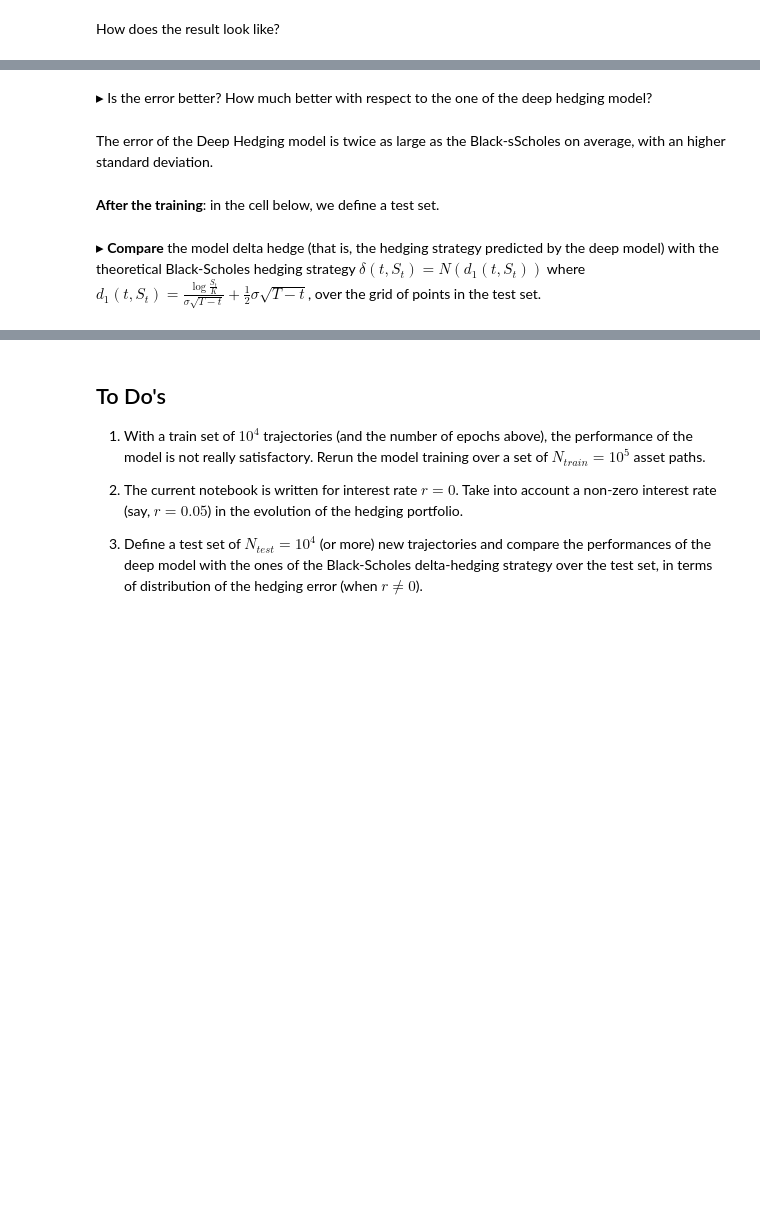
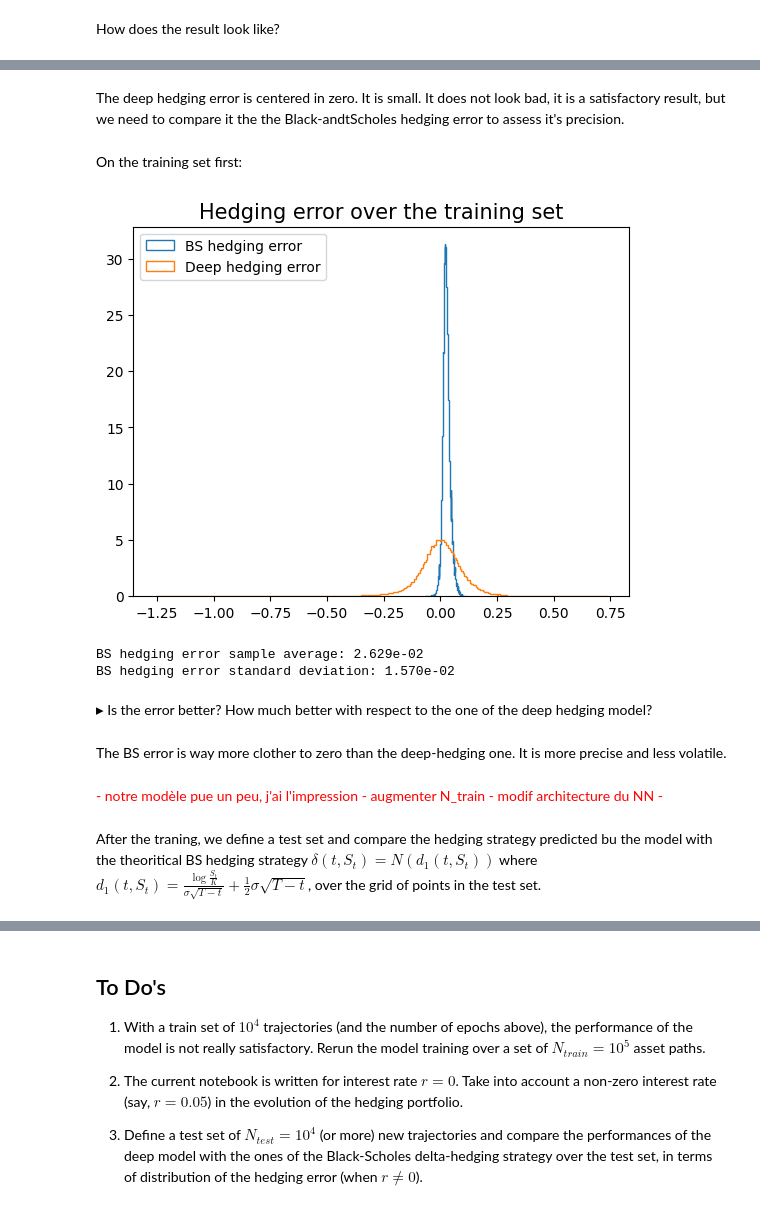
Before and after one commit to pottierc/Deep-hedging, a Jupyter notebook: Part_2_Deep_hedging_multi_asset.ipynb, the cells around one changed output, grey strips where cells are left out. Cells and saved outputs as stored; diff of their text form; code cells hidden in the pictures; blank space fills up the shorter version.

```diff
--- a/Part_2_Deep_hedging_multi_asset.ipynb
+++ b/Part_2_Deep_hedging_multi_asset.ipynb
@@ -356,6 +307,50 @@ Dep hedging error standard deviation: 1.279e-02
+# %% [markdown]
+The deep hedging error is centered in zero. It is small. It does not look bad, it is a satisfactory result, but we need to compare it the the Black-andtScholes hedging error to assess it's precision.
+# %% [markdown]
+On the training set first:
+# %%
+log_S1 = np.log(S0_1)
+log_S2 = np.log(S0_2)
+
+mu_prod = mu1 + mu2
+sigma_prod = np.sqrt(sigma1**2 + sigma2**2 + 2 * rho * sigma1 * sigma2)
+S0_prod = S0_1 * S0_2
+
+priceBS = S0_prod * sps.norm.cdf((np.log(S0_prod / (S0_prod)) + (r + 0.5 * sigma_prod**2) * T) / (sigma_prod * np.sqrt(T))) \
+        - S0_prod * np.exp(-r * T) * sps.norm.cdf((np.log(S0_prod / (S0_prod)) + (r - 0.5 * sigma_prod**2) * T) / (sigma_prod * np.sqrt(T)))
+
+price_1 = S0_1 * np.ones((N_train, N))
+price_2 = S0_2 * np.ones((N_train, N))
+hedge_BS = np.zeros(N_train)
+
+for k in range(N-1):
+    price_1[:, k+1] = price_1[:,k] * np.exp(log_increments_1[k,:,0])
+    price_2[:, k+1] = price_2[:,k] * np.exp(log_increments_2[k,:,0])
+
+    prod = price_1[:, k] * price_2[:, k]  # product of the assets
+    tau = T - grid[k]
+
+    d1_prod = (np.log(prod / (S0_1 * S0_2)) + 0.5 * sigma_prod**2 * tau) / (sigma_prod * np.sqrt(tau))
+    delta_prod = sps.norm.cdf(d1_prod)
+
+    hedge_BS += delta_prod * (
+        price_1[:, k+1] * price_2[:, k+1] - price_1[:, k] * price_2[:, k]
+    )
+
+payoff = np.maximum(price_1[:, -1] * price_2[:, -1] / (S0_1 * S0_2) - 1, 0)
+hedging_error_BS = priceBS + hedge_BS - payoff
+
+plt.hist(hedging_error_BS, bins=int(np.sqrt(N_train)), density=True, histtype='step', label="BS hedging error")
+plt.hist(hedging_error, bins=int(np.sqrt(N_train)), density=True, histtype='step', label="Deep hedging error")
+plt.title("Hedging error over the training set", fontsize=15)
+plt.legend(loc="best")
+plt.show()
+
+print("BS hedging error sample average: %1.3e" % np.mean(hedging_error_BS))
+print("BS hedging error standard deviation: %1.3e \n " % np.std(hedging_error_BS))
+# %% [output]
+[figure, added]
+BS hedging error sample average: 2.629e-02
+BS hedging error standard deviation: 1.570e-02
 # %% [markdown]
 $\blacktriangleright$ Is the error better? How much better with respect to the one of the deep hedging model?
-# %% [markdown]
-The error of the Deep Hedging model is twice as large as the Black-sScholes on average, with an higher standard deviation.
-# %% [markdown]
-__After the training__: in the cell below, we define a test set.
@@ -375,2 +357,7 @@ xtest = ([S0 * np.ones((N_test, m))]
+# %% [markdown]
+The BS error is way more clother to zero than the deep-hedging one.
+It is more precise and less volatile.
+# %% [markdown]
+<p style="color: red;">- notre modèle pue un peu, j'ai l'impression - augmenter N_train - modif architecture du NN - </p>
 # %% [markdown]
-$\blacktriangleright$ __Compare__ the model delta hedge (that is, the hedging strategy predicted by the deep model) with the theoretical Black-Scholes hedging strategy $\delta(t,S_t) = N(d_1(t,S_t))$ where $d_1(t,S_t) = \frac{\log \frac{S_t}K}{\sigma \sqrt{T-t}} + \frac 12 \sigma \sqrt{T-t}$, over the grid of points in the test set.
+After the traning, we define a test set and compare the hedging strategy predicted bu the model with the theoritical BS hedging strategy $\delta(t,S_t) = N(d_1(t,S_t))$ where $d_1(t,S_t) = \frac{\log \frac{S_t}K}{\sigma \sqrt{T-t}} + \frac 12 \sigma \sqrt{T-t}$, over the grid of points in the test set.
```
Also changed, not shown: parts of 12 cells of this notebook.
